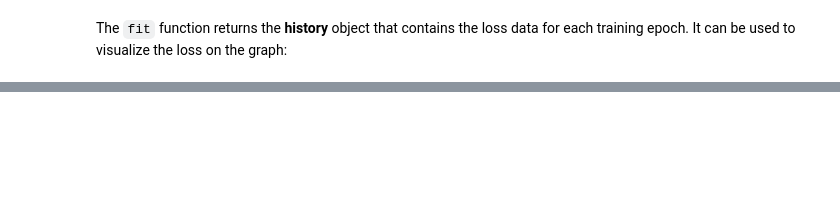
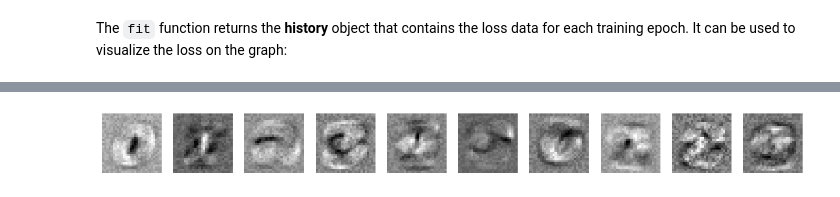
Before and after one commit to nettoflix/intro-computer-vision-tensorflow, a Jupyter notebook: script.ipynb, the cells around one changed output, grey strips where cells are left out. Cells and saved outputs as stored; diff of their text form; code cells hidden in the pictures; blank space fills up the shorter version.

```diff
--- a/script.ipynb
+++ b/script.ipynb
@@ -263,0 +337,8 @@ plt.legend()
+# %%
+weight_tensor = model.layers[1].weights[0].numpy().reshape(28,28,10)
+fig,ax = plt.subplots(1,10,figsize=(15,4))
+for i in range(10):
+    ax[i].imshow(weight_tensor[:,:,i], cmap='gray')
+    ax[i].axis('off')
+# %% [output]
+[figure, added]
```
Also changed, not shown: parts of 18 cells of this notebook, 1 other file.
